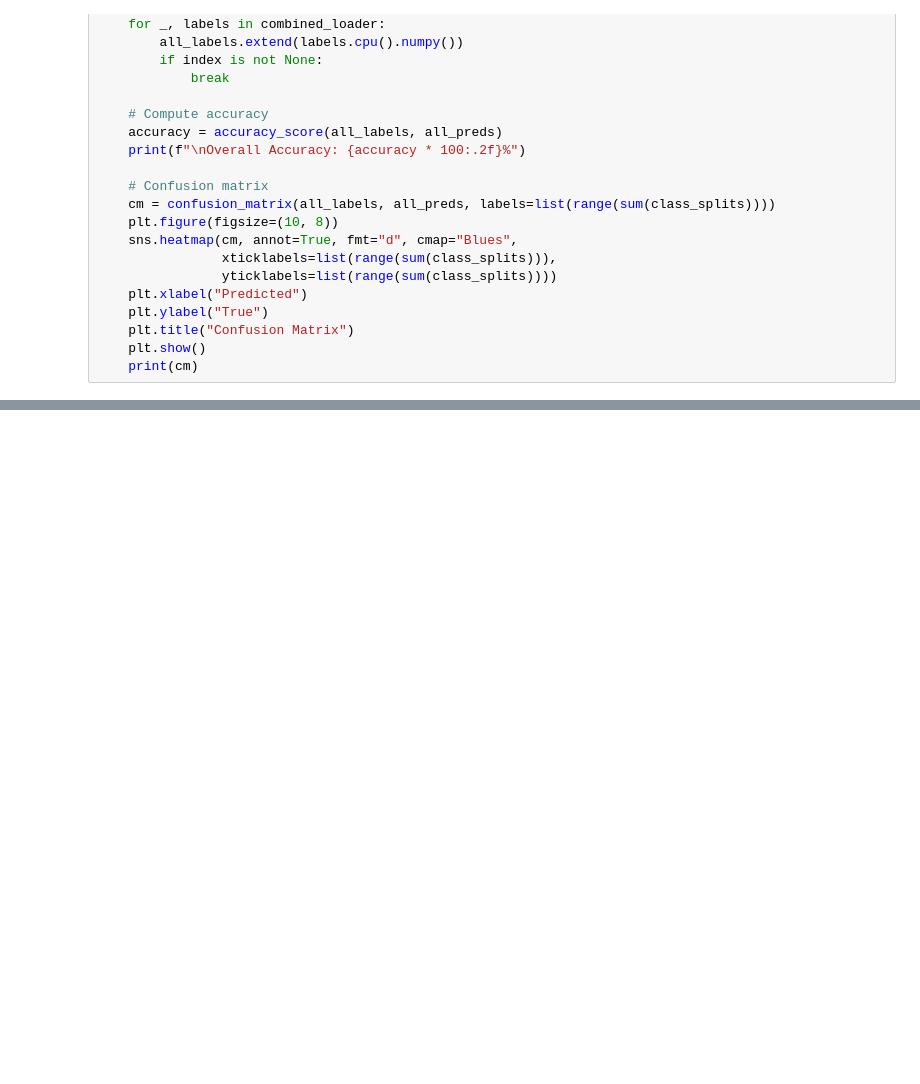
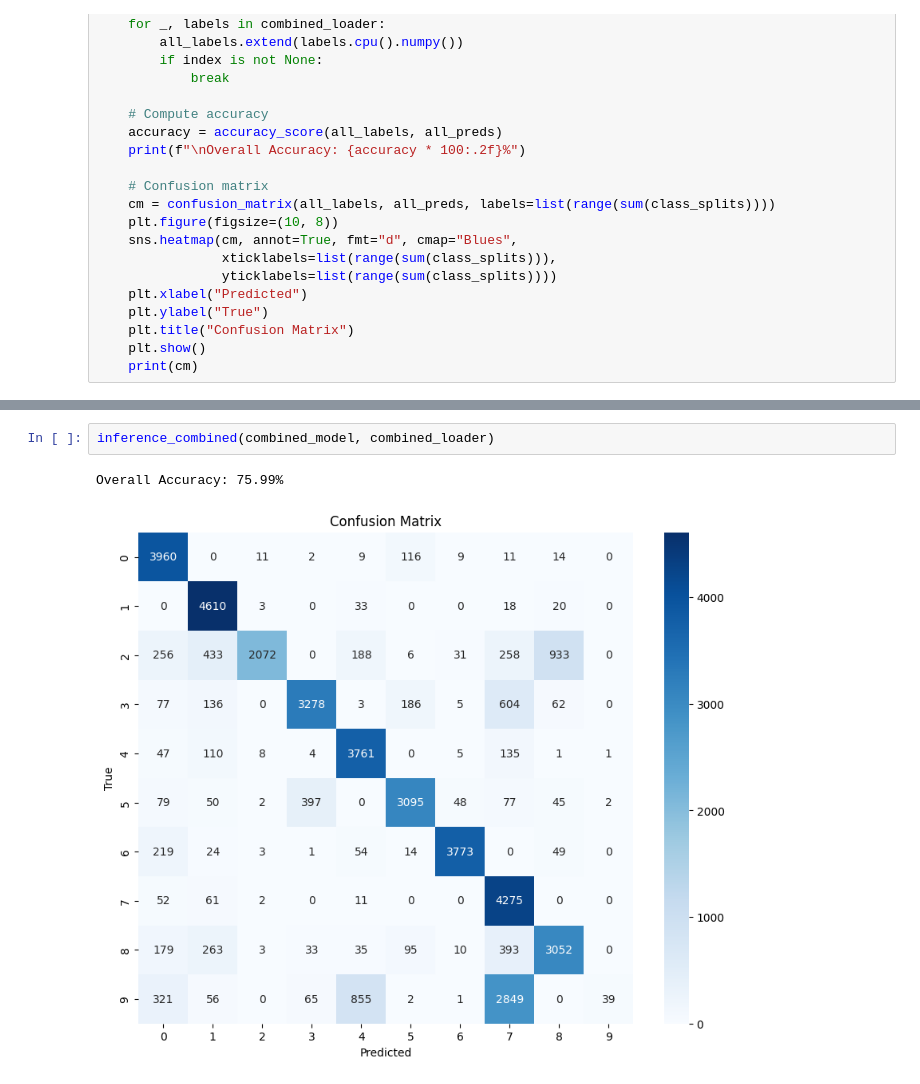
Before and after one commit to NandavardhanRadhakrishnan/Class-incremental-learning, a Jupyter notebook: NetworkOfModels_SANS.ipynb, the cells around one changed output, grey strips where cells are left out. Drawn from its saved outputs; the diff is of its cells as text; blank space fills up the shorter version.

Commit message:
feat : combined inference

```diff
--- a/NetworkOfModels_SANS.ipynb
+++ b/NetworkOfModels_SANS.ipynb
@@ -197,0 +275,5 @@ Overall Accuracy: 96.59%
+# %%
+inference_combined(combined_model, combined_loader)
+# %% [output]
+Overall Accuracy: 75.99%
+[figure, added]
```
Also changed, not shown: parts of 3 cells of this notebook.
